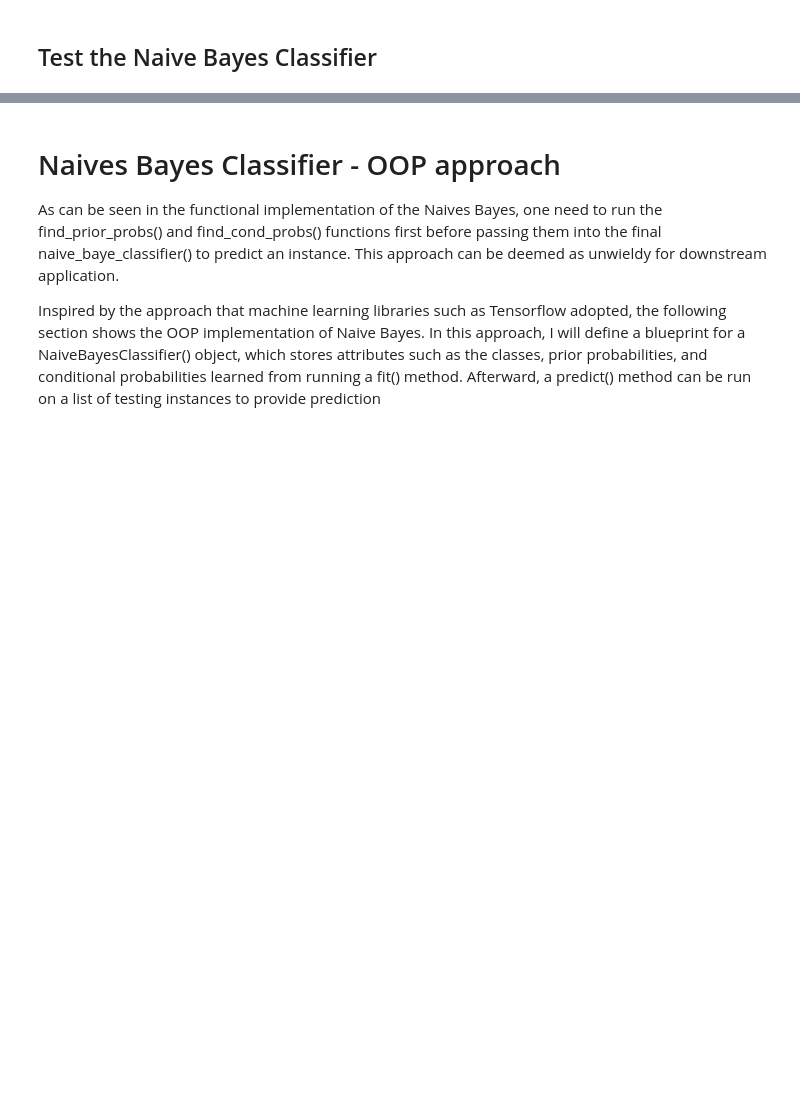
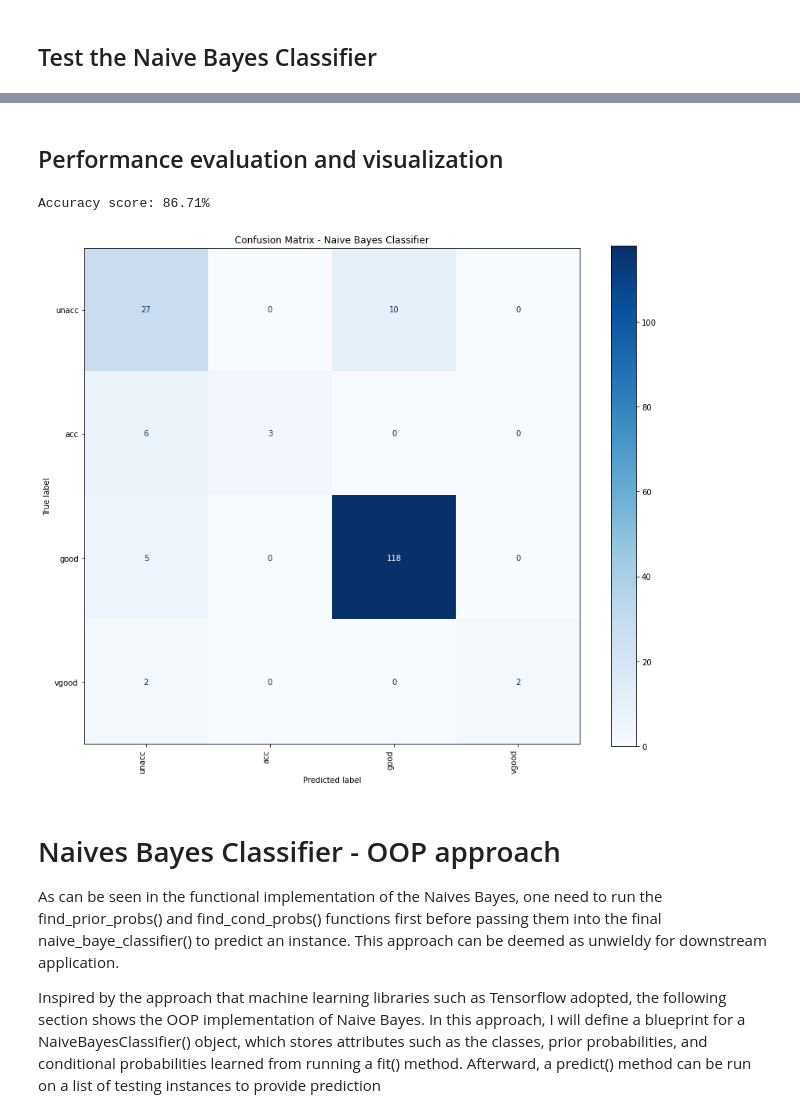
Before and after one commit to CS6765-ML-Team/programming-project, a Jupyter notebook: bayes/naivebayes.ipynb, the cells around one changed output, grey strips where cells are left out. Drawn from its saved outputs; the diff is of its cells as text; code cells hidden in the pictures; blank space fills up the shorter version.

```diff
--- a/bayes/naivebayes.ipynb
+++ b/bayes/naivebayes.ipynb
@@ -391,3 +413,27 @@ safety high
+# %% [markdown]
+## Performance evaluation and visualization
+# %%
+import matplotlib.pyplot as plt
+from sklearn.metrics import accuracy_score, confusion_matrix, ConfusionMatrixDisplay
+
+accuracy = accuracy_score(prediction_result['class'],prediction_result['Predicted_Class'])
+print(f"Accuracy score: {accuracy*100:.2f}%")
+
+cm = confusion_matrix(prediction_result['class'],prediction_result['Predicted_Class'])
+class_labels = ['unacc', 'acc', 'good', 'vgood']
+disp = ConfusionMatrixDisplay(confusion_matrix=cm,display_labels=class_labels)
+disp.plot(cmap=plt.cm.Blues)  # You can change the color map as desired
+fig = disp.ax_.get_figure()
+fig.set_figwidth(12)
+fig.set_figheight(10)
+plt.title("Confusion Matrix - Naive Bayes Classifier")
+plt.xticks(rotation=90, ha='right')  # Rotate x labels for better readability
+plt.yticks(rotation=0)  # Keep y labels horizontal
+plt.tight_layout()  # Adjust layout to make room for rotated labels
+plt.show()
+# %% [output]
+Accuracy score: 86.71%
+[figure, added]
 # %% [markdown]
 # Naives Bayes Classifier - OOP approach
 
```
Also changed, not shown: parts of 14 cells of this notebook.
